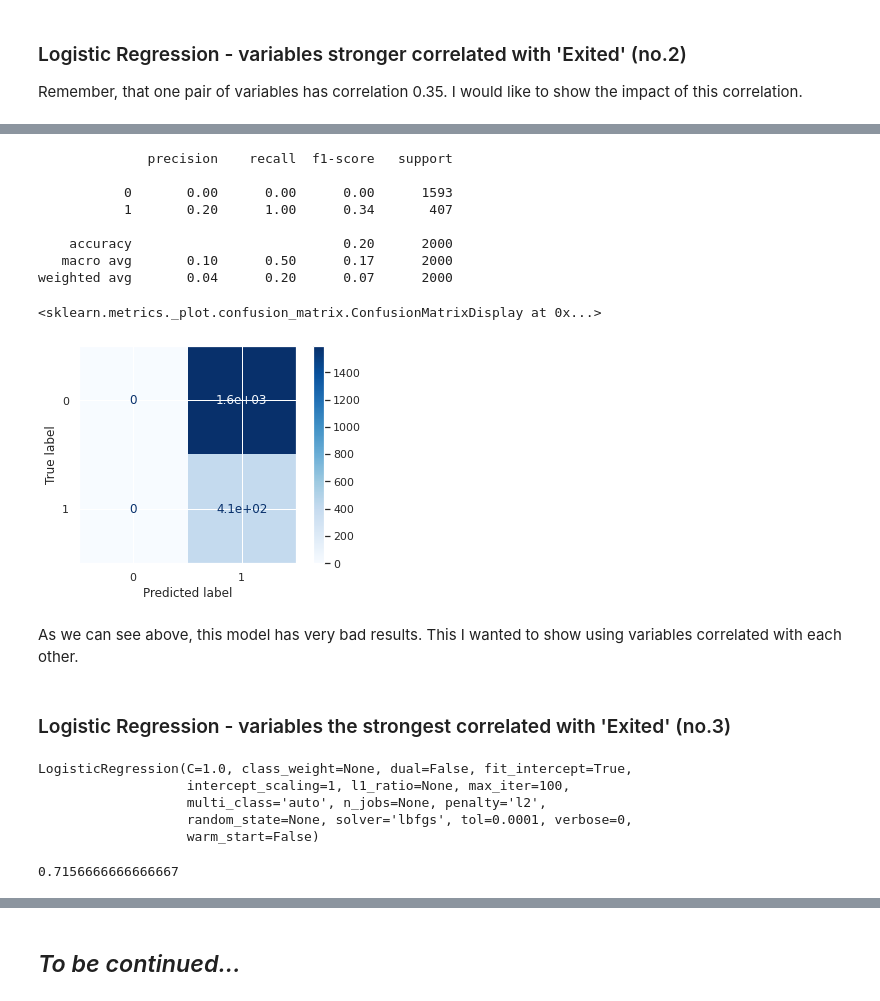
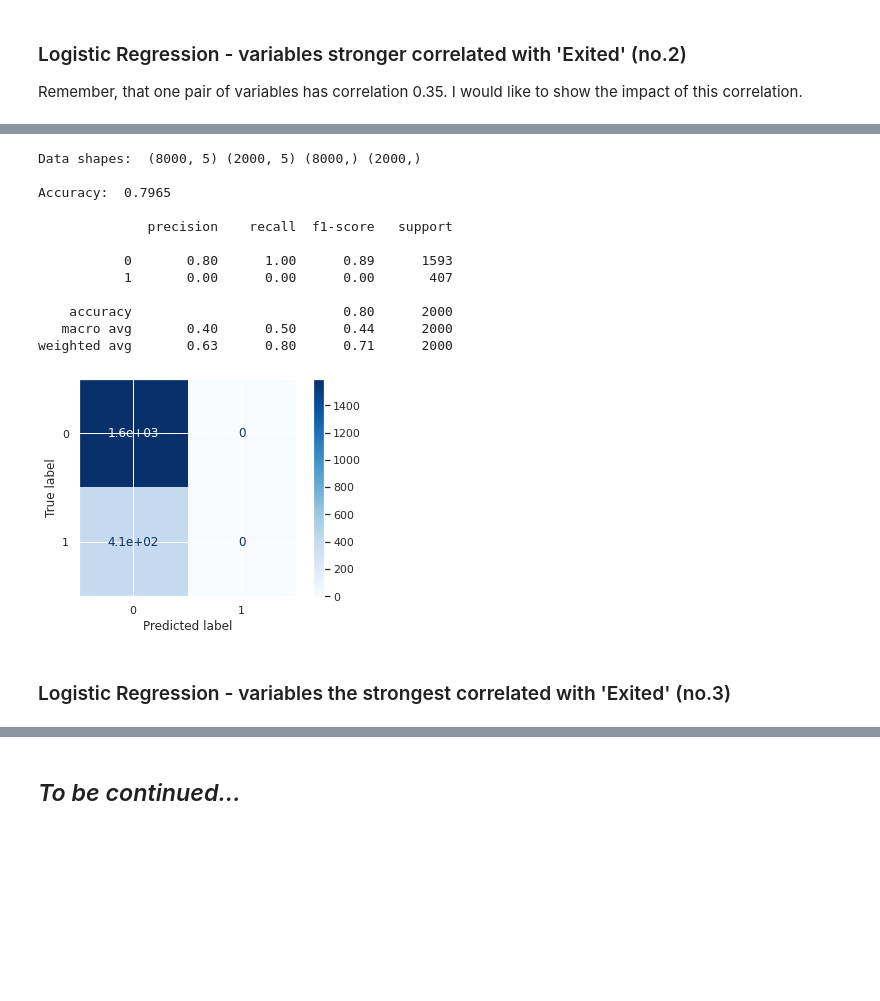
Before and after one commit to Zatorska/Bank_project, a Jupyter notebook: Bank_project.ipynb, the cells around one changed output, grey strips where cells are left out. Drawn from its saved outputs; the diff is of its cells as text; code cells hidden in the pictures; blank space fills up the shorter version.

```diff
--- a/Bank_project.ipynb
+++ b/Bank_project.ipynb
@@ -464,44 +383,20 @@ y_pred_logreg_no2 = logreg_model_no2.predict(X_test)
-# %%
-print(classification_report(y_test,y_pred_logreg_no2))
-# %% [output]
-              precision    recall  f1-score   support
-
-           0       0.00      0.00      0.00      1593
-           1       0.20      1.00      0.34       407
-
-    accuracy                           0.20      2000
-   macro avg       0.10      0.50      0.17      2000
-weighted avg       0.04      0.20      0.07      2000
-# %%
-plot_confusion_matrix(logreg_model_no2, X_test, y_test,
-                                 display_labels=None,
-                                 cmap=plt.cm.Blues)
-# %% [output]
-<sklearn.metrics._plot.confusion_matrix.ConfusionMatrixDisplay at 0x...>
-[figure, removed]
-# %% [markdown]
-As we can see above, this model has very bad results. This I wanted to show using variables correlated with each other.
+# %%
+logreg_model = LogisticRegression()
+# %%
+split_fit_predict_score(logreg_model, X_2, y)
+# %% [output]
+Data shapes:  (8000, 5) (2000, 5) (8000,) (2000,)
+
+Accuracy:  0.7965
+
+              precision    recall  f1-score   support
+
+           0       0.80      1.00      0.89      1593
+           1       0.00      0.00      0.00       407
+
+    accuracy                           0.80      2000
+   macro avg       0.40      0.50      0.44      2000
+weighted avg       0.63      0.80      0.71      2000
+[figure, added]
 # %% [markdown]
 ### Logistic Regression - variables the strongest correlated with 'Exited'  (no.3)
-# %%
-X_train,X_test,y_train,y_test = train_test_split(X_3,y_3,test_size=0.3,random_state=42, stratify=y_3)
-
-train=pd.concat([X_train, y_train], axis=1)
-train_1=train.loc[train['Exited']==1]
-train=pd.concat([train, train_1, train_1, train_1])
-
-X_train=train.drop('Exited', axis=1)
-y_train=train['Exited']
-
-logreg_model_no3 = LogisticRegression()
-logreg_model_no3.fit(X_train,y_train.ravel())
-# %% [output]
-LogisticRegression(C=1.0, class_weight=None, dual=False, fit_intercept=True,
-                   intercept_scaling=1, l1_ratio=None, max_iter=100,
-                   multi_class='auto', n_jobs=None, penalty='l2',
-                   random_state=None, solver='lbfgs', tol=0.0001, verbose=0,
-                   warm_start=False)
-# %%
-logreg_model_no3.score(X_test, y_test)
-# %% [output]
-0.7156666666666667
```
Also changed, not shown: parts of 44 cells of this notebook.
